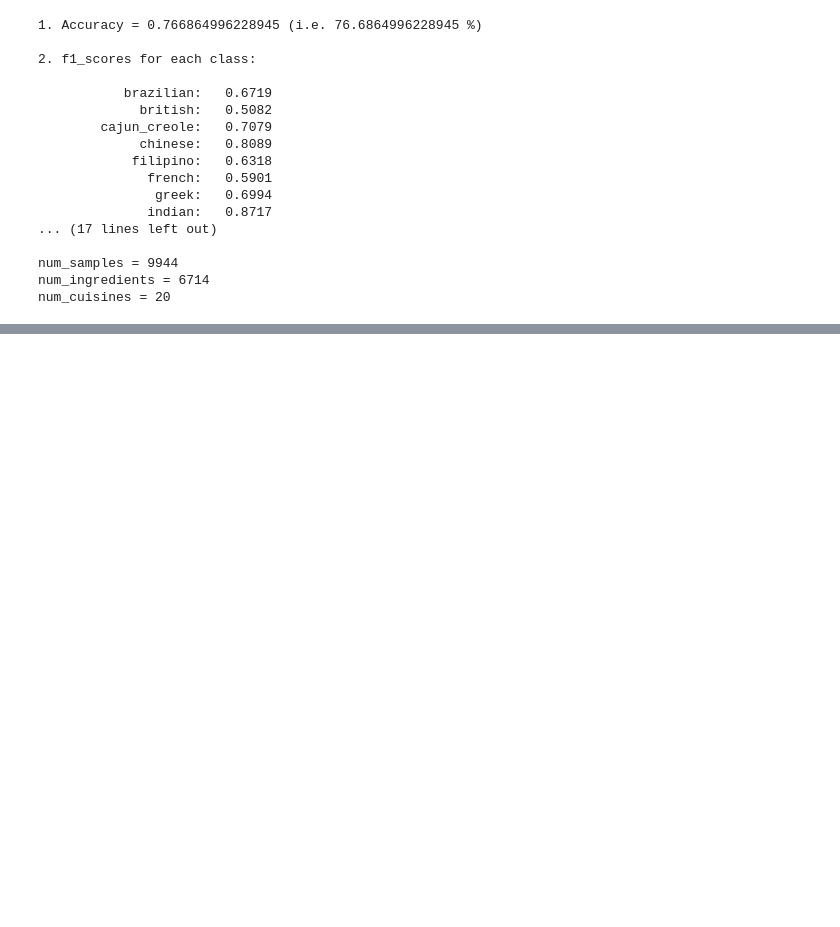
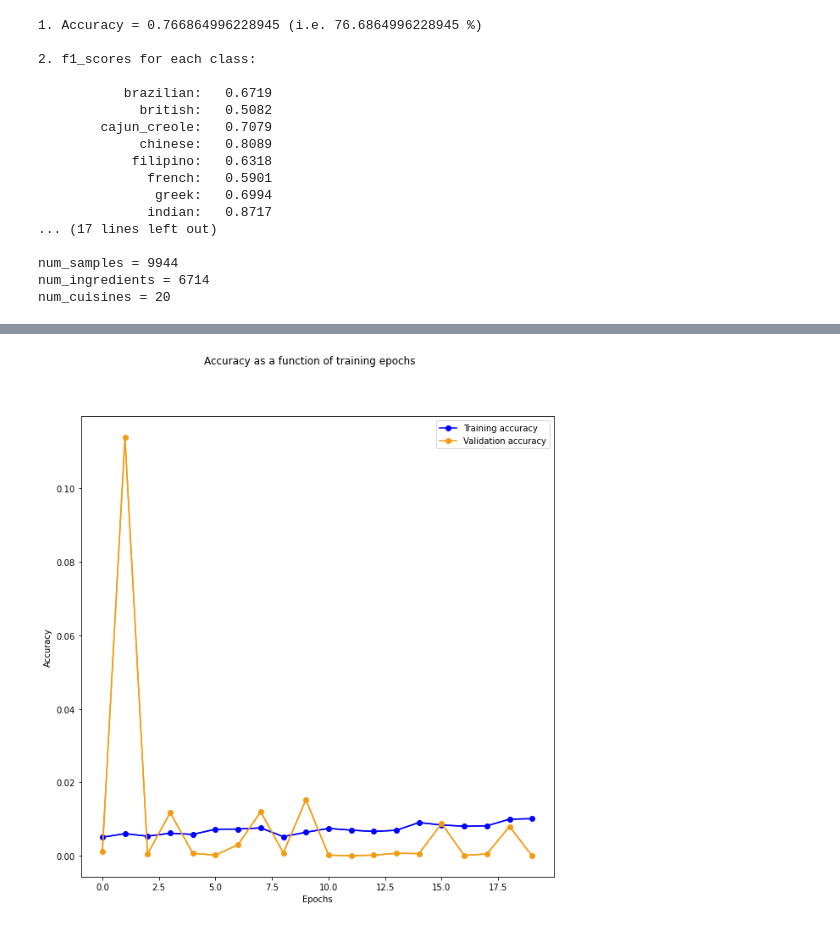
Before and after one commit to xxl4tomxu98/autoencoder-feature-extraction, a Jupyter notebook: whats-cooking/tf_pca_ae_ohe.ipynb, the cells around one changed output, grey strips where cells are left out. Drawn from its saved outputs; the diff is of its cells as text; code cells hidden in the pictures; blank space fills up the shorter version.

```diff
--- a/whats-cooking/tf_pca_ae_ohe.ipynb
+++ b/whats-cooking/tf_pca_ae_ohe.ipynb
@@ -435,0 +473,3 @@ num_cuisines = 20
+# %%
+# fit the autoencoder model to reconstruct input
+history = model.fit(X_train, X_train, epochs=200, batch_size=32, verbose=2, validation_data=(X_test, X_test))
@@ -435,0 +494,15 @@ num_cuisines = 20
+# %%
+# plot train/validation accuracy as a function of epochs
+fig, ax = plt.subplots(1, 1, figsize=(10, 10))
+fig.suptitle('Accuracy as a function of training epochs')
+ax.set_ylabel('Accuracy')
+ax.set_xlabel('Epochs')
+ax.plot(range(len(history.history['accuracy'])), history.history['accuracy'], color='blue')
+ax.plot(range(len(history.history['accuracy'])), history.history['accuracy'], marker='o', color='blue', label='Training accuracy')
+ax.plot(range(len(history.history['val_accuracy'])), history.history['val_accuracy'], color='#f39c12')
+ax.plot(range(len(history.history['val_accuracy'])), history.history['val_accuracy'], marker='o', color='#f39c12', label='Validation accuracy')
+ax.legend()
+plt.show()
+plt.close(fig)
+# %% [output]
+[figure, added]
```
Also changed, not shown: parts of 15 cells of this notebook, 1 other file.
